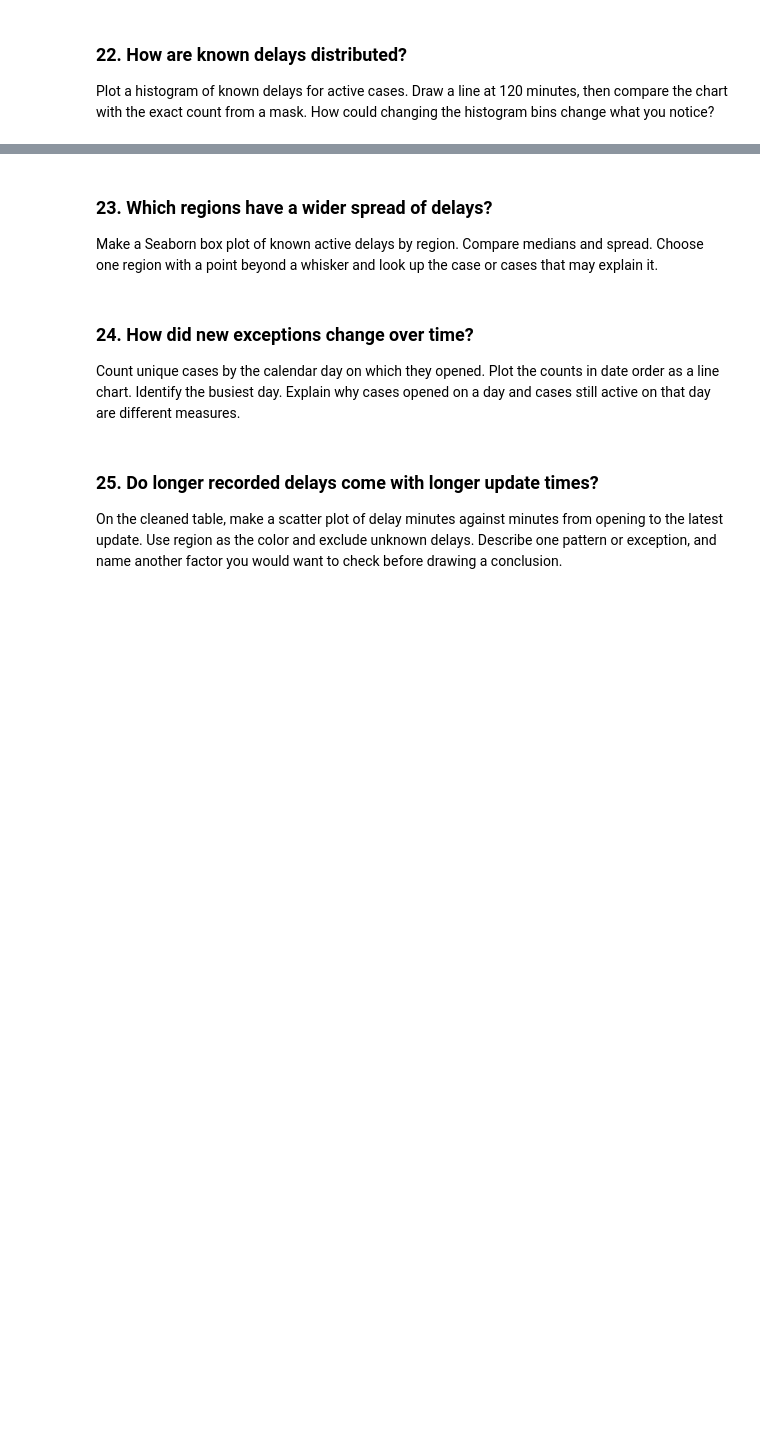
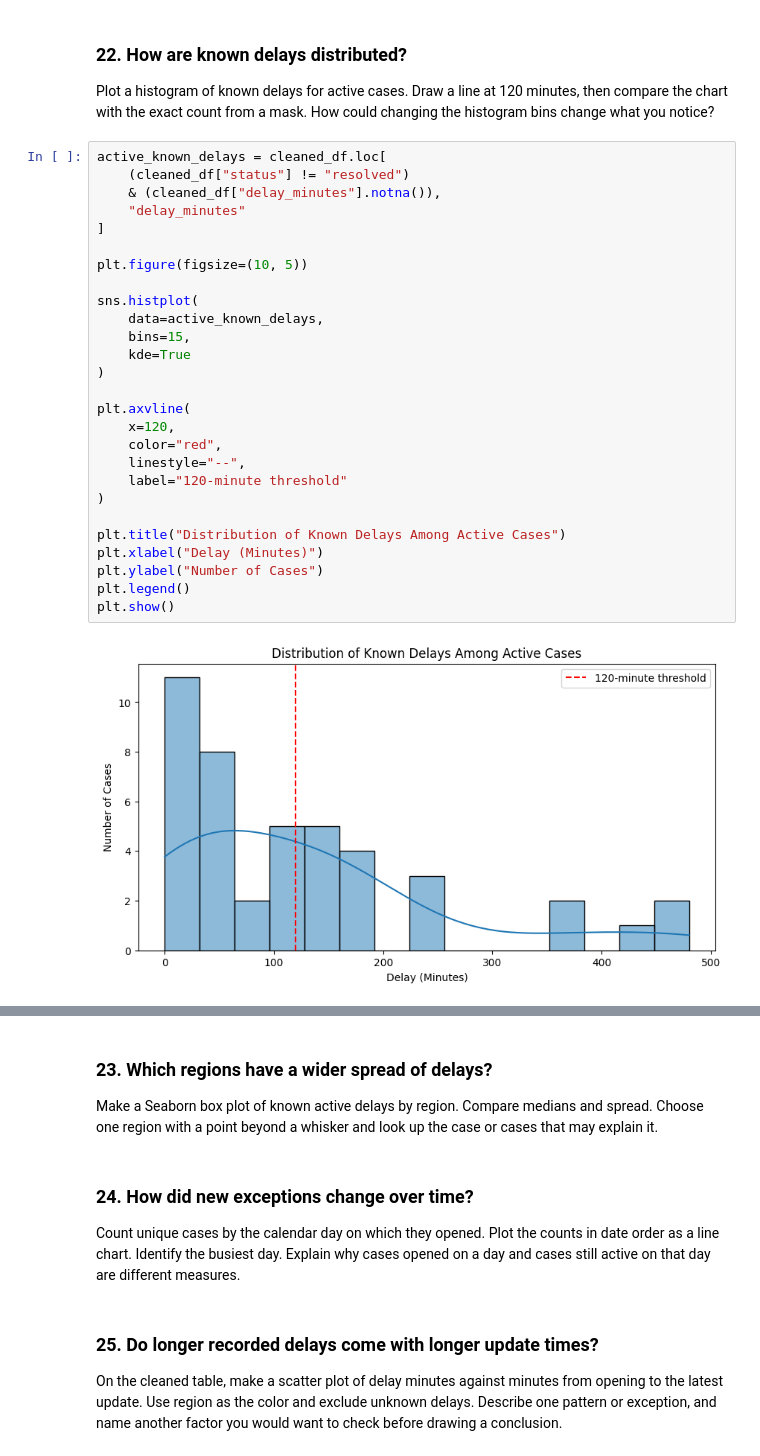
Before and after one commit to rm2620/LogicMojo-GenAI-AgenticAI-Oct26-Rishabh2620, a Jupyter notebook: Assignments_Solutions/03_python_data_analysis_practice.ipynb, the cells around one changed output, grey strips where cells are left out. Saved outputs shown, nothing was run; the diff lists cells and outputs as text; blank space fills up the shorter version.

```diff
--- a/Assignments_Solutions/03_python_data_analysis_practice.ipynb
+++ b/Assignments_Solutions/03_python_data_analysis_practice.ipynb
@@ -645,3 +820,32 @@ Matplotlib is building the font cache; this may take a moment.
 ### 22. How are known delays distributed?
 
 Plot a histogram of known delays for active cases. Draw a line at 120 minutes, then compare the chart with the exact count from a mask. How could changing the histogram bins change what you notice?
+# %%
+active_known_delays = cleaned_df.loc[
+    (cleaned_df["status"] != "resolved")
+    & (cleaned_df["delay_minutes"].notna()),
+    "delay_minutes"
+]
+
+plt.figure(figsize=(10, 5))
+
+sns.histplot(
+    data=active_known_delays,
+    bins=15,
+    kde=True
+)
+
+plt.axvline(
+    x=120,
+    color="red",
+    linestyle="--",
+    label="120-minute threshold"
+)
+
+plt.title("Distribution of Known Delays Among Active Cases")
+plt.xlabel("Delay (Minutes)")
+plt.ylabel("Number of Cases")
+plt.legend()
+plt.show()
+# %% [output]
+[figure, added]
```
Also changed, not shown: parts of 8 cells of this notebook.
